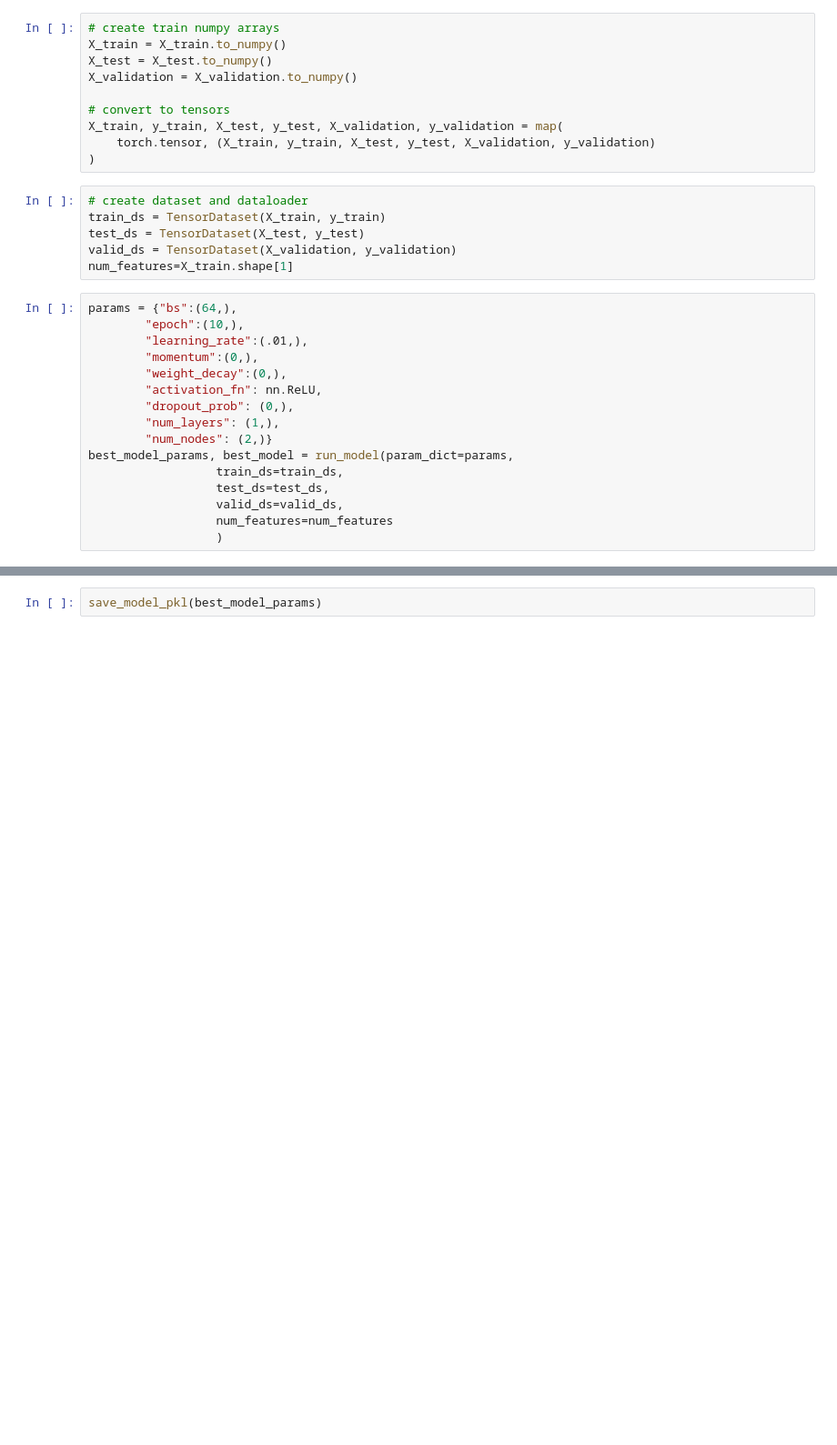
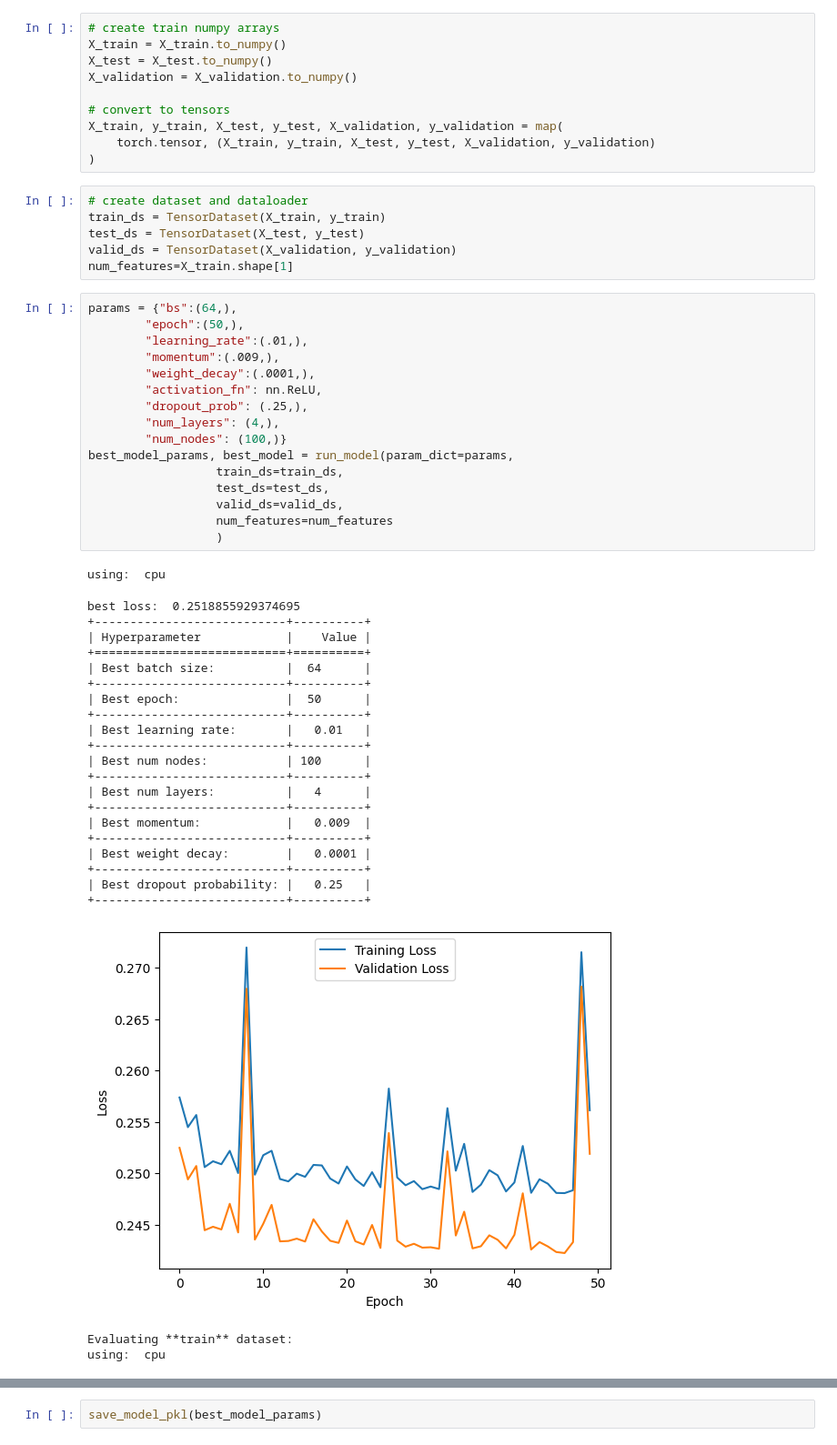
Before and after one commit to Noobify2012/CS6140-final-project, a Jupyter notebook: exploration/pytorch_model.ipynb, the cells around one changed output, grey strips where cells are left out. Shown: that part at 91% size. Cells and saved outputs as stored; diff of their text form; blank space fills up the shorter version.

```diff
--- a/exploration/pytorch_model.ipynb
+++ b/exploration/pytorch_model.ipynb
@@ -81,17 +106,42 @@ valid_ds = TensorDataset(X_validation, y_validation)
 num_features=X_train.shape[1]
 # %%
 params = {"bs":(64,),
-        "epoch":(10,),
+        "epoch":(50,),
         "learning_rate":(.01,),
-        "momentum":(0,),
-        "weight_decay":(0,),
+        "momentum":(.009,),
+        "weight_decay":(.0001,),
         "activation_fn": nn.ReLU,
-        "dropout_prob": (0,),
-        "num_layers": (1,),
-        "num_nodes": (2,)}
+        "dropout_prob": (.25,),
+        "num_layers": (4,),
+        "num_nodes": (100,)}
 best_model_params, best_model = run_model(param_dict=params,
                   train_ds=train_ds,
                   test_ds=test_ds,
                   valid_ds=valid_ds,
                   num_features=num_features
                   )
+# %% [output]
+using:  cpu
+best loss:  0.2518855929374695
++---------------------------+----------+
+| Hyperparameter            |    Value |
++===========================+==========+
+| Best batch size:          |  64      |
++---------------------------+----------+
+| Best epoch:               |  50      |
++---------------------------+----------+
+| Best learning rate:       |   0.01   |
++---------------------------+----------+
+| Best num nodes:           | 100      |
++---------------------------+----------+
+| Best num layers:          |   4      |
++---------------------------+----------+
+| Best momentum:            |   0.009  |
++---------------------------+----------+
+| Best weight decay:        |   0.0001 |
++---------------------------+----------+
+| Best dropout probability: |   0.25   |
++---------------------------+----------+
+[figure, added]
+Evaluating **train** dataset:
+using:  cpu
```
Also changed, not shown: parts of 6 cells of this notebook, 12 other files.
